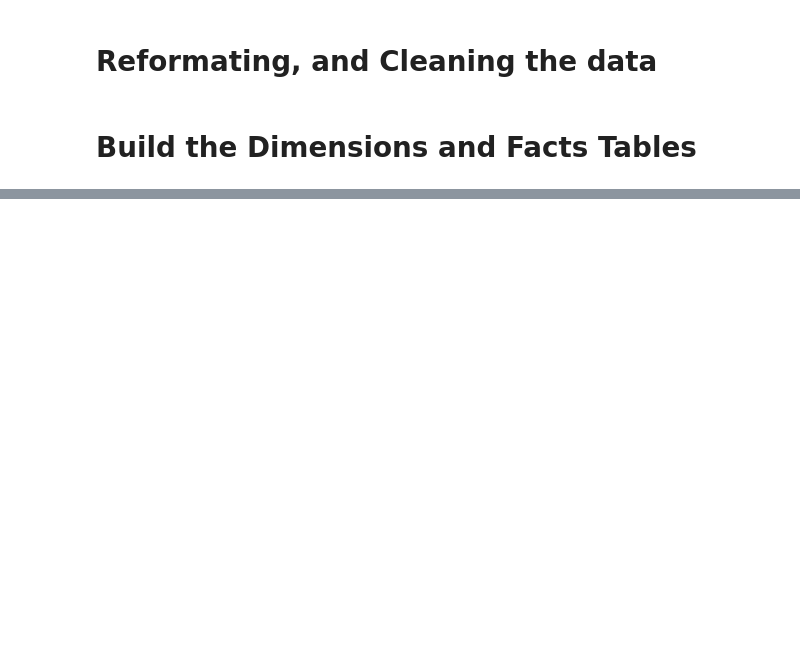
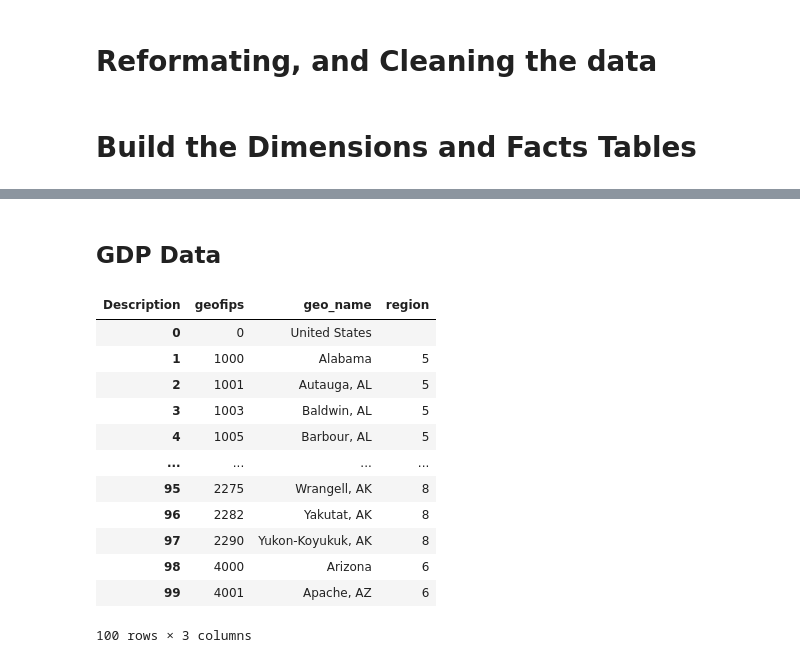
Before and after one commit to joseASC6/PPP_loan_analysis, a Jupyter notebook: programming_scripts/transform_and_load_data.ipynb, the cells around one changed output, grey strips where cells are left out. Saved outputs shown, nothing was run; the diff lists cells and outputs as text; code cells hidden in the pictures; blank space fills up the shorter version.

```diff
--- a/programming_scripts/transform_and_load_data.ipynb
+++ b/programming_scripts/transform_and_load_data.ipynb
@@ -49,5 +74,6 @@ def download_file(url):
 # %%
-def get_ppp_loan_data():
+# Testing only one file
+"""def get_ppp_loan_data():
     container_name = 'pppdata'
     blob_list = get_blob_list(container_name)
 
@@ -63,4 +89,4 @@ def get_ppp_loan_data():
             for chunk in df_chunks:
                 df_list.append(chunk)
             df = pd.concat(df_list)
-            return df
+            return df"""
@@ -626,0 +424,36 @@ if __name__ == "__main__":
+# %% [markdown]
+## GDP Data
+# %%
+clean_gdp_data = reformat_gdp_data()
+dim_geography = clean_gdp_data[['geofips', 'geo_name', 'region']].drop_duplicates()
+dim_geography = dim_geography.reset_index(drop=True)
+
+# Remove the * from the geo_name
+dim_geography['geo_name'] = dim_geography['geo_name'].str.replace('*', '')
+
+#Remove the County, Parish, Borough, Census Area, Municipality, City and Borough, (Independent City) from the geo_name
+dim_geography['geo_name'] = dim_geography['geo_name'].str.replace(' City and Borough', '')
+dim_geography['geo_name'] = dim_geography['geo_name'].str.replace(' Borough', '')
+dim_geography['geo_name'] = dim_geography['geo_name'].str.replace(' Census Area', '')
+dim_geography['geo_name'] = dim_geography['geo_name'].str.replace(' Municipality', '')
+dim_geography['geo_name'] = dim_geography['geo_name'].str.replace(' (Independent City)', '')
+
+# Special cases. Ex: Augusta, Staunton + Waynesboro, VA -> Augusta, VA
+dim_geography['geo_name'] = dim_geography['geo_name'].str.replace(r'(.+),.+,', r'\1,')
+
+
+dim_geography.head(100)
+# %% [output]
+| Description | geofips | geo_name | region |
+| 0 | 0 | United States |  |
+| 1 | 1000 | Alabama | 5 |
+| 2 | 1001 | Autauga, AL | 5 |
+| 3 | 1003 | Baldwin, AL | 5 |
+| 4 | 1005 | Barbour, AL | 5 |
+| ... | ... | ... | ... |
+| 95 | 2275 | Wrangell, AK | 8 |
+| 96 | 2282 | Yakutat, AK | 8 |
+| 97 | 2290 | Yukon-Koyukuk, AK | 8 |
+| 98 | 4000 | Arizona | 6 |
+| 99 | 4001 | Apache, AZ | 6 |
+100 rows × 3 columns
```
Also changed, not shown: parts of 55 cells of this notebook, 4 other files.
